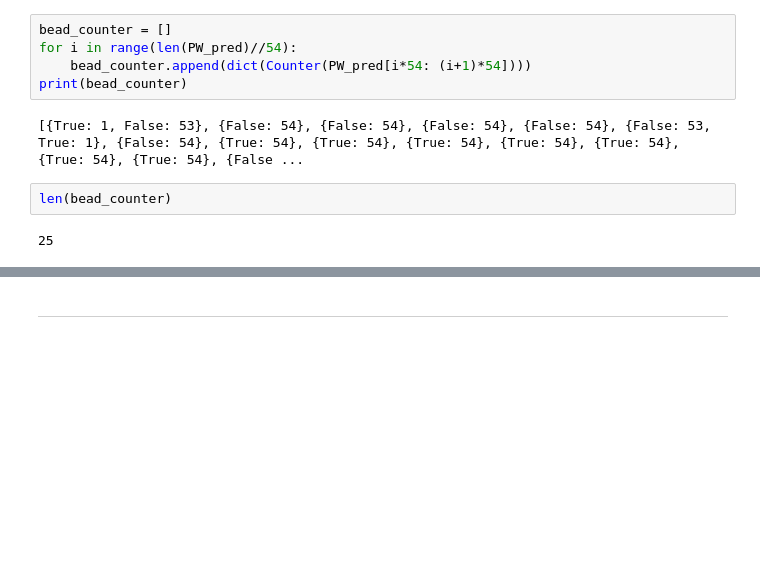
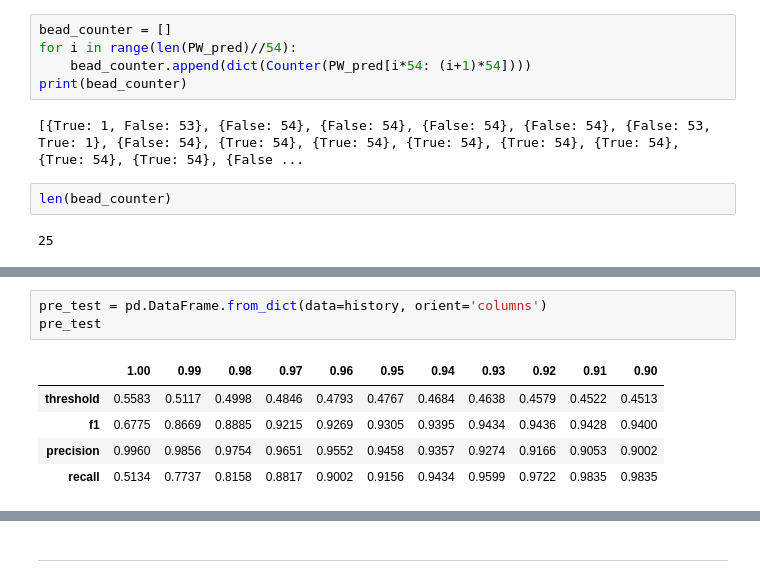
Before and after one commit to DSBA-Lab/Project_LG_Welding_AD, a Jupyter notebook: src/rule_based_feature_unsupervised_anode.ipynb, the cells around one changed output, grey strips where cells are left out. Drawn from its saved outputs; the diff is of its cells as text; blank space fills up the shorter version.

```diff
--- a/src/rule_based_feature_unsupervised_anode.ipynb
+++ b/src/rule_based_feature_unsupervised_anode.ipynb
@@ -606,0 +626,9 @@ len(bead_counter)
+# %%
+pre_test = pd.DataFrame.from_dict(data=history, orient='columns')
+pre_test
+# %% [output]
+|  | 1.00 | 0.99 | 0.98 | 0.97 | 0.96 | 0.95 | 0.94 | 0.93 | 0.92 | 0.91 | 0.90 |
+| threshold | 0.5583 | 0.5117 | 0.4998 | 0.4846 | 0.4793 | 0.4767 | 0.4684 | 0.4638 | 0.4579 | 0.4522 | 0.4513 |
+| f1 | 0.6775 | 0.8669 | 0.8885 | 0.9215 | 0.9269 | 0.9305 | 0.9395 | 0.9434 | 0.9436 | 0.9428 | 0.9400 |
+| precision | 0.9960 | 0.9856 | 0.9754 | 0.9651 | 0.9552 | 0.9458 | 0.9357 | 0.9274 | 0.9166 | 0.9053 | 0.9002 |
+| recall | 0.5134 | 0.7737 | 0.8158 | 0.8817 | 0.9002 | 0.9156 | 0.9434 | 0.9599 | 0.9722 | 0.9835 | 0.9835 |
```
Also changed, not shown: parts of 3 cells of this notebook, 1 other file.
